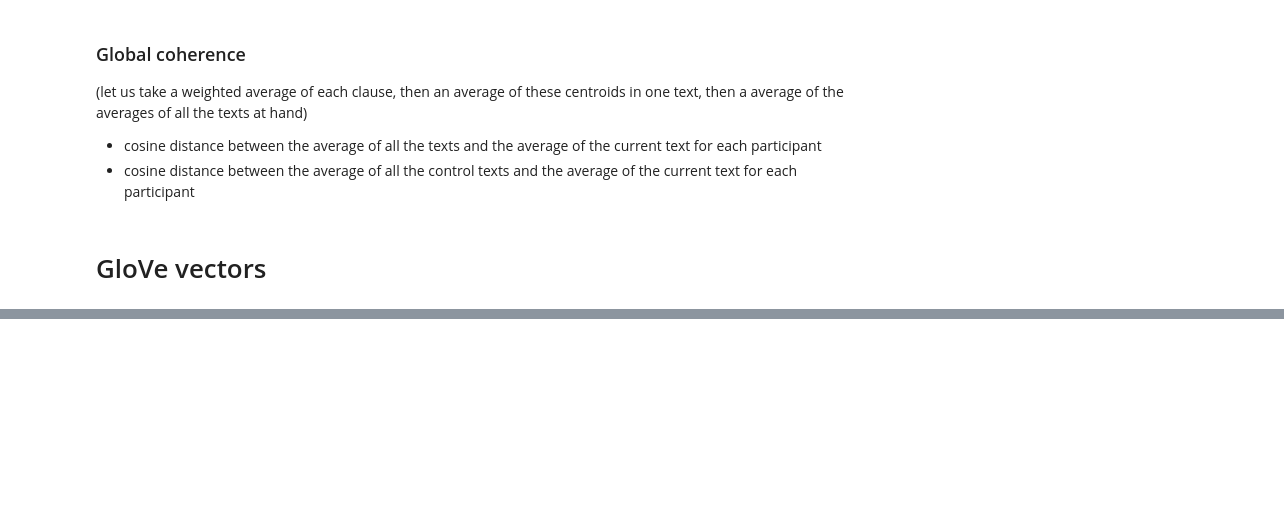
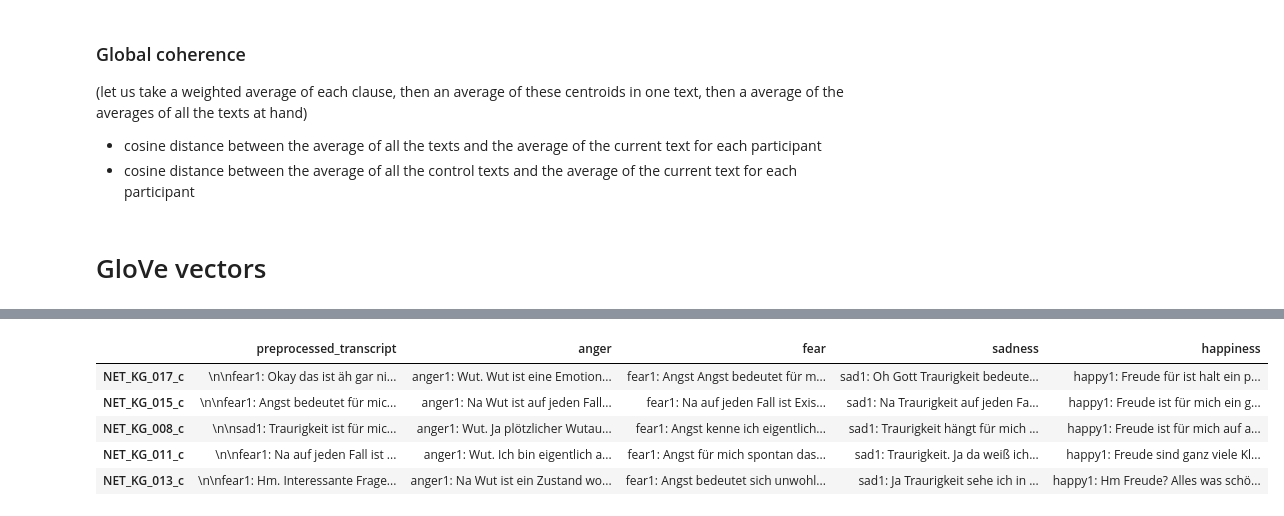
Before and after one commit to flying-bear/MA_thesis, a Jupyter notebook: Preprocessing_NET.ipynb, the cells around one changed output, grey strips where cells are left out. Cells and saved outputs as stored; diff of their text form; code cells hidden in the pictures; blank space fills up the shorter version.

Commit message:
Add HC processing

```diff
--- a/Preprocessing_NET.ipynb
+++ b/Preprocessing_NET.ipynb
@@ -828,0 +879,5 @@ df[['anger_glove_mean_lcoh', 'fear_glove_mean_lcoh', 'sadness_glove_mean_lcoh',
+# %%
+# change your directories here
+IN_DIR_HC = '/Users/galina.ryazanskaya/Downloads/thesis?/code?/transcripts_NET/HC/in/'
+OUT_DIR_TRANSCRIPTS_HC = '/Users/galina.ryazanskaya/Downloads/thesis?/code?/transcripts_NET/HC/out/'
+OUT_DIR_HC = './'
@@ -828,0 +907,19 @@ df[['anger_glove_mean_lcoh', 'fear_glove_mean_lcoh', 'sadness_glove_mean_lcoh',
+# %%
+ids = []
+transcripts_hc = []
+
+for (root, dirs, files) in os.walk(OUT_DIR_TRANSCRIPTS_HC, topdown=True):
+    for file in files:
+        try:
+            detected_encoding = detect_encoding(os.path.join(root, file))
+            current_id = file.split('.')[0]  # Use [0] to get the part before the dot
+            ids.append(current_id)
+            preprocessed = read_file_with_encodings(os.path.join(root, file), [detected_encoding, 'utf-8', 'latin-1'])
+            transcripts_hc.append(preprocessed)
+        except (AssertionError, UnicodeDecodeError) as e:
+            print(f"Error processing file: {file}")
+            print(e)
+
+df = pd.DataFrame(index=ids)
+df['preprocessed_transcript'] = transcripts_hc
+df.head()
@@ -828,0 +937,14 @@ df[['anger_glove_mean_lcoh', 'fear_glove_mean_lcoh', 'sadness_glove_mean_lcoh',
+# %%
+questions_splits = []
+for i, transcript in zip(ids, transcripts):
+    questions_splits.append(split_into_questions(transcript))
+
+df = pd.concat([df, pd.DataFrame(questions_splits, index=ids)], axis=1)
+df.head()
+# %% [output]
+|  | preprocessed_transcript | anger | fear | sadness | happiness |
+| NET_KG_017_c | \n\nfear1: Okay das ist äh gar ni... | anger1: Wut. Wut ist eine Emotion... | fear1: Angst Angst bedeutet für m... | sad1: Oh Gott Traurigkeit bedeute... | happy1: Freude für ist halt ein p... |
+| NET_KG_015_c | \n\nfear1: Angst bedeutet für mic... | anger1: Na Wut ist auf jeden Fall... | fear1: Na auf jeden Fall ist Exis... | sad1: Na Traurigkeit auf jeden Fa... | happy1: Freude ist für mich ein g... |
+| NET_KG_008_c | \n\nsad1: Traurigkeit ist für mic... | anger1: Wut. Ja plötzlicher Wutau... | fear1: Angst kenne ich eigentlich... | sad1: Traurigkeit hängt für mich ... | happy1: Freude ist für mich auf a... |
+| NET_KG_011_c | \n\nfear1: Na auf jeden Fall ist ... | anger1: Wut. Ich bin eigentlich a... | fear1: Angst für mich spontan das... | sad1: Traurigkeit. Ja da weiß ich... | happy1: Freude sind ganz viele Kl... |
+| NET_KG_013_c | \n\nfear1: Hm. Interessante Frage... | anger1: Na Wut ist ein Zustand wo... | fear1: Angst bedeutet sich unwohl... | sad1: Ja Traurigkeit sehe ich in ... | happy1: Hm Freude? Alles was schö... |
```
Also changed, not shown: parts of 13 cells of this notebook.
